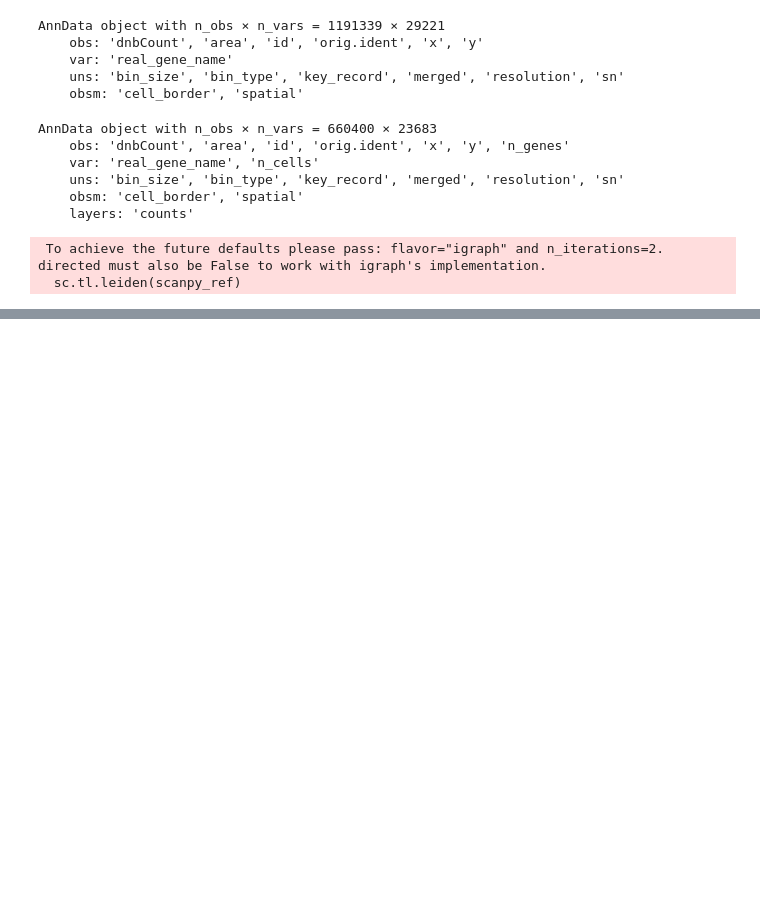
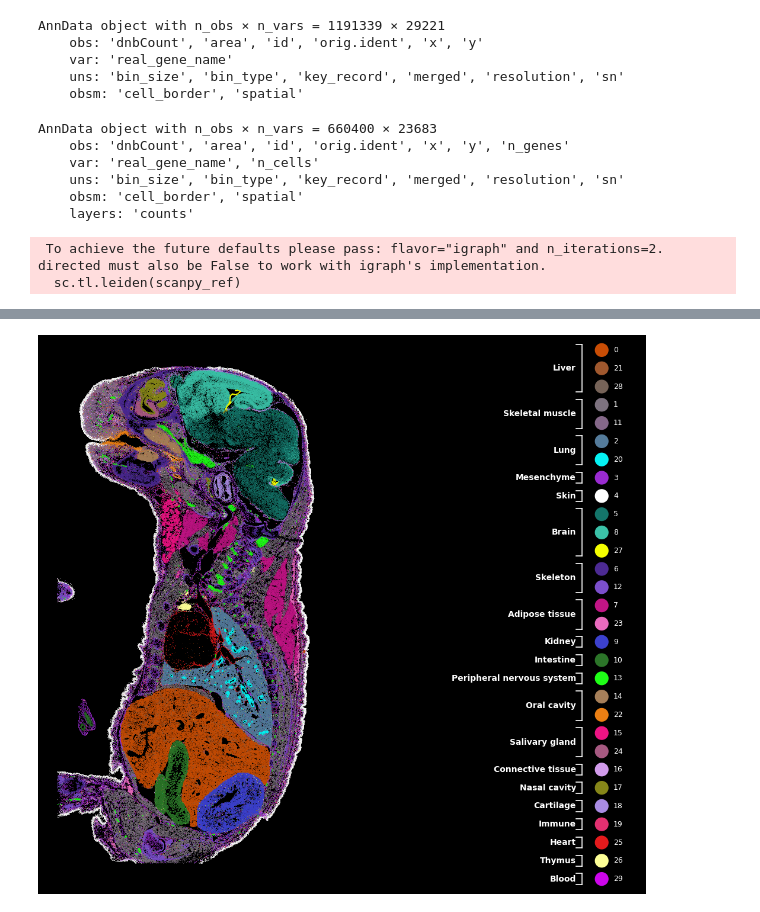
Before and after one commit to pnucolab/stLENS-tutorials, a Jupyter notebook: spatial_large_scale.ipynb, the cells around one changed output, grey strips where cells are left out. Saved outputs shown, nothing was run; the diff lists cells and outputs as text; code cells hidden in the pictures; blank space fills up the shorter version.

```diff
--- a/spatial_large_scale.ipynb
+++ b/spatial_large_scale.ipynb
@@ -217,5 +200,0 @@ sc.pp.pca(adata_kn, n_comps=100)
-# %%
-import numpy as np
-
-y = adata_kn.uns['pca']['variance_ratio']
-x = np.arange(1, len(y) + 1)
@@ -241,0 +241,86 @@ sc.tl.leiden(adata_kn)
+# %%
+import matplotlib.pyplot as plt
+import pandas as pd
+
+# CSV 로드
+df = pd.read_csv('path/organ_labeling_stlens.csv')
+df['cluster'] = df['cluster'].astype(str)
+
+cluster_color       = dict(zip(df['cluster'], df['color']))
+cluster_organ_label = dict(zip(df['cluster'], df['organ_label']))
+leiden_cats         = sorted(df['cluster'].unique(), key=int)
+
+# 대분류 = organ_label 그대로
+cluster_top = {c: cluster_organ_label[c] for c in leiden_cats}
+
+# 순서: 각 top의 최소 cluster 번호 기준
+top_min = {}
+for c in leiden_cats:
+    top_min.setdefault(cluster_top[c], []).append(int(c))
+top_order = sorted(top_min, key=lambda t: min(top_min[t]))
+
+# legend rows 배치
+rows = []
+for top in top_order:
+    for c in sorted(top_min[top]):
+        rows.append((str(c), top))
+
+n_rows = len(rows)
+
+# figure
+coords     = stlens_adata.obsm['spatial']
+leiden_arr = stlens_adata.obs['leiden'].astype(str).values
+
+fig, (ax_sp, ax_lg) = plt.subplots(
+    1, 2, figsize=(14, 12),
+    gridspec_kw={'width_ratios': [3, 2], 'wspace': 0.05},
+    facecolor='black'
+)
+for ax in (ax_sp, ax_lg):
+    ax.set_facecolor('black')
+
+# spatial
+for cid in leiden_cats:
+    mask = leiden_arr == cid
+    ax_sp.scatter(coords[mask, 0], coords[mask, 1],
+                  s=0.2, c=cluster_color[cid], linewidths=0)
+ax_sp.set_aspect('equal')
+ax_sp.axis('off')
+
+# legend 좌표
+top_text_x, bracket1_x = 1.20, 1.25
+dot_x,      num_x      = 1.42, 1.52
+
+# cluster dot + 번호
+for idx, (cid, _) in enumerate(rows):
+    y = n_rows - idx - 1
+    ax_lg.scatter(dot_x, y, s=280, c=cluster_color[cid],
+                  edgecolors='none', zorder=3)
+    ax_lg.text(num_x, y, cid, va='center', ha='left',
+               fontsize=9, color='white')
+
+# outer bracket (대분류)
+top_ys = {}
+for idx, (_, top) in enumerate(rows):
+    top_ys.setdefault(top, []).append(n_rows - idx - 1)
+
+for top, ys in top_ys.items():
+    y0, y1 = min(ys), max(ys); y_mid = (y0 + y1) / 2
+    pad, cap = 0.30, 0.05
+    ax_lg.plot([bracket1_x]*2, [y0 - pad, y1 + pad], '-', color='white', lw=1.2)
+    ax_lg.plot([bracket1_x - cap, bracket1_x], [y0 - pad]*2, '-', color='white', lw=1.2)
+    ax_lg.plot([bracket1_x - cap, bracket1_x], [y1 + pad]*2, '-', color='white', lw=1.2)
+    ax_lg.text(top_text_x, y_mid, top, va='center', ha='right',
+               fontsize=10, fontweight='bold', color='white')
+
+ax_lg.set_xlim(-0.4, 1.75)
+ax_lg.set_ylim(-0.5, n_rows - 0.5)
+ax_lg.axis('off')
+
+fig.savefig(
+    'path/spatial_stlens_v2.pdf',
+    format='pdf', bbox_inches='tight', facecolor='black'
+)
+plt.show()
+# %% [output]
+[figure, added]
```
Also changed, not shown: parts of 21 cells of this notebook.
